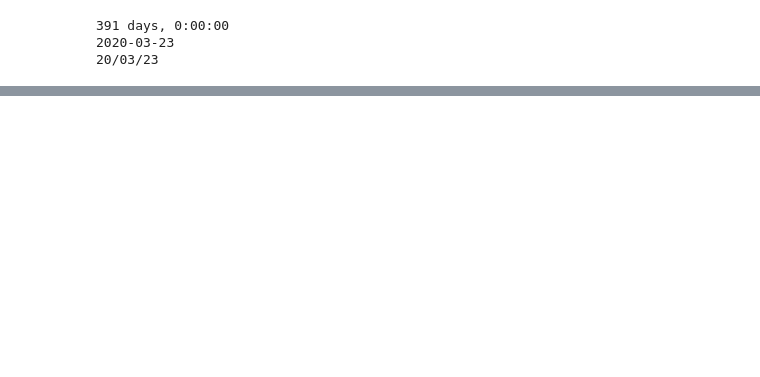
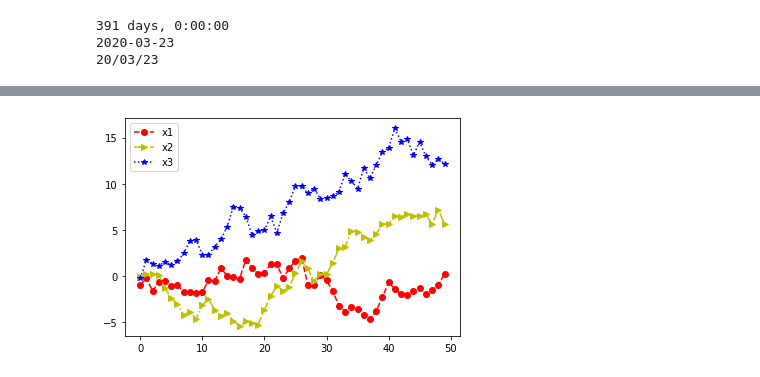
Before and after one commit to fangqiao007/pythonDA, a Jupyter notebook: 学习记录/week01.ipynb, the cells around one changed output, grey strips where cells are left out. Drawn from its saved outputs; the diff is of its cells as text; code cells hidden in the pictures; blank space fills up the shorter version.

```diff
--- a/学习记录/week01.ipynb
+++ b/学习记录/week01.ipynb
@@ -41,0 +140,18 @@ print(date_nCoV.strftime("%y/%m/%d"))
+# %%
+'''
+    颜色  color:修改颜色，可以简写成c
+    样式  linestyle='--' 修改线条的样式 可以简写成 ls
+    标注  marker : 标注
+    线宽  linewidth: 设置线宽 可以简写成 lw   （lw=2）
+
+'''
+x1 = np.random.randn(50)   # cumsum()作用是累加和
+x2 = np.random.randn(50)
+x3 = np.random.randn(50)
+plt.plot(x1.cumsum(),c='r',linestyle='--',marker='o')
+plt.plot(x2.cumsum(),c='y',linestyle='-.',marker='>')
+plt.plot(x3.cumsum(),c='b',linestyle=':',marker='*')
+plt.legend(['x1','x2','x3'])
+plt.show()
+# %% [output]
+[figure, added]
```
Also changed, not shown: parts of 15 cells of this notebook.
